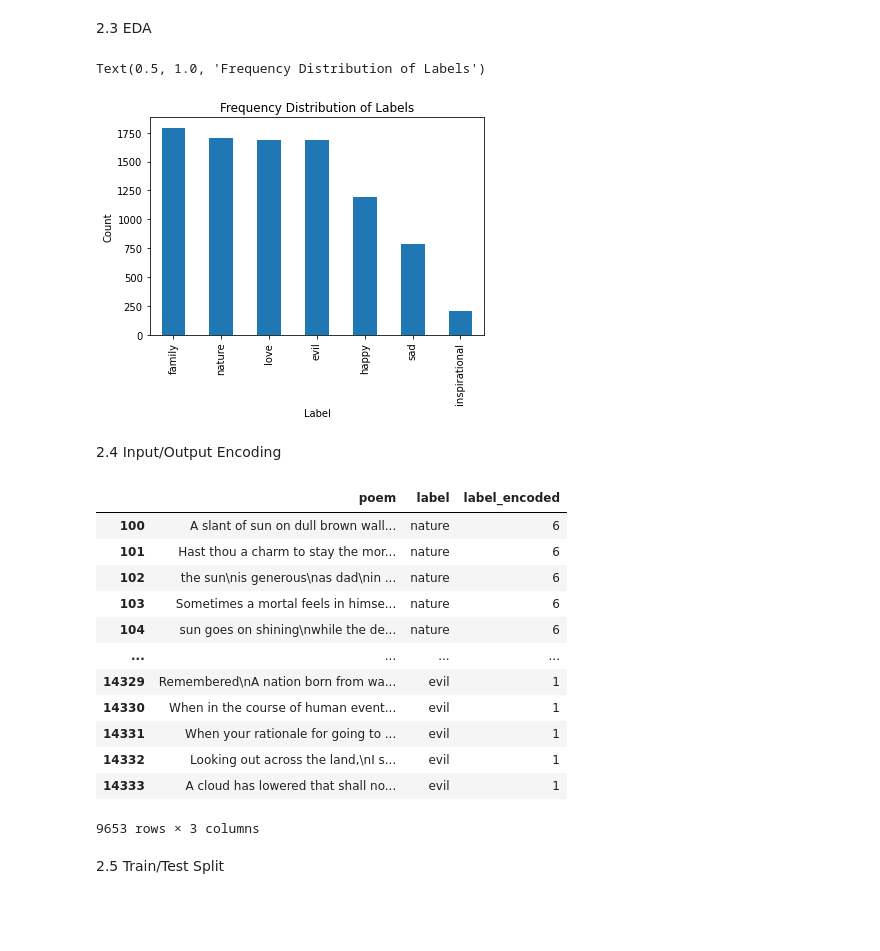
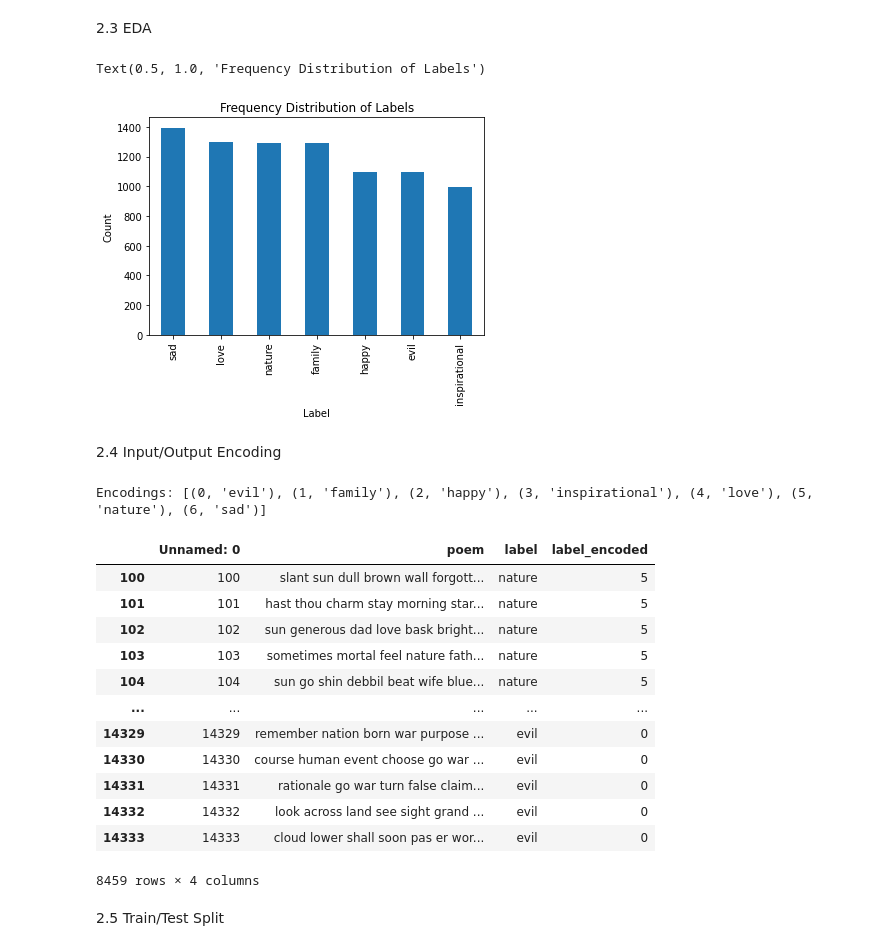
Before and after one commit to Thikkar/PoetryMood, a Jupyter notebook: MusicGenerator.ipynb, the cells around one changed output. Saved outputs shown, nothing was run; the diff lists cells and outputs as text; code cells hidden in the pictures; blank space fills up the shorter version.

```diff
--- a/MusicGenerator.ipynb
+++ b/MusicGenerator.ipynb
@@ -148,14 +179,14 @@ categories_dictionary = {
   "beautiful": "love",
   "beauty": "love",
   "believe": "inspirational",
-  "birth": "family",
+  "birth": "happy",
   "brother": "family",
   "butterfly": "animal",
   "car": "object",
   "carpe diem": "inspirational",
   "change": "unknown",
   "chicago": "location",
-  "childhood": "family",
+  "childhood": "unknown",
   "children": "family",
   "christmas": "happy",
   "cinderella": "unknown",
@@ -224,7 +255,7 @@ categories_dictionary = {
   "murder": "evil",
   "music": "unknown",
   "nature": "nature",
-  "night": "nature",
+  "night": "unknown",
   "ocean": "nature",
   "paris": "location",
   "passion": "love",
@@ -277,7 +308,7 @@ categories_dictionary = {
   "unknown": "unknown",
   "war": "evil",
   "warning": "evil",
-  "water": "nature",
+  "water": "object",
   "weather": "nature",
   "wedding": "love",
   "winter": "nature",
@@ -326,36 +357,38 @@ plt.ylabel("Count")
 plt.title("Frequency Distribution of Labels")
 # %% [output]
 Text(0.5, 1.0, 'Frequency Distribution of Labels')
-[figure, old version]
+[figure, new version]
 # %% [markdown]
 2.4 Input/Output Encoding
 # %%
 # Label Encoder - [1 sec]
 enc = LabelEncoder()
 poems_classifier_df["label_encoded"] = enc.fit_transform( poems_classifier_df["label"] )
 
+print(f"Encodings: {list(zip(range(0,7), enc.classes_))}\n")
+
 # TF-IDF - [2 sec]
 X, y = poems_classifier_df["poem"].values.astype("U"), poems_classifier_df["label_encoded"].values
 
-vectorizer = TfidfVectorizer(max_features=5000)
+vectorizer = TfidfVectorizer(max_features=1500)
 X_vectorized = vectorizer.fit_transform(X).toarray()
 
-
 poems_classifier_df
 # %% [output]
+Encodings: [(0, 'evil'), (1, 'family'), (2, 'happy'), (3, 'inspirational'), (4, 'love'), (5, 'nature'), (6, 'sad')]
-|  | poem | label | label_encoded |
-| 100 | A slant of sun on dull brown wall... | nature | 6 |
-| 101 | Hast thou a charm to stay the mor... | nature | 6 |
-| 102 | the sun\nis generous\nas dad\nin ... | nature | 6 |
-| 103 | Sometimes a mortal feels in himse... | nature | 6 |
-| 104 | sun goes on shining\nwhile the de... | nature | 6 |
-| ... | ... | ... | ... |
-| 14329 | Remembered\nA nation born from wa... | evil | 1 |
-| 14330 | When in the course of human event... | evil | 1 |
-| 14331 | When your rationale for going to ... | evil | 1 |
-| 14332 | Looking out across the land,\nI s... | evil | 1 |
-| 14333 | A cloud has lowered that shall no... | evil | 1 |
+|  | Unnamed: 0 | poem | label | label_encoded |
+| 100 | 100 | slant sun dull brown wall forgott... | nature | 5 |
+| 101 | 101 | hast thou charm stay morning star... | nature | 5 |
+| 102 | 102 | sun generous dad love bask bright... | nature | 5 |
+| 103 | 103 | sometimes mortal feel nature fath... | nature | 5 |
+| 104 | 104 | sun go shin debbil beat wife blue... | nature | 5 |
+| ... | ... | ... | ... | ... |
+| 14329 | 14329 | remember nation born war purpose ... | evil | 0 |
+| 14330 | 14330 | course human event choose go war ... | evil | 0 |
+| 14331 | 14331 | rationale go war turn false claim... | evil | 0 |
+| 14332 | 14332 | look across land see sight grand ... | evil | 0 |
+| 14333 | 14333 | cloud lower shall soon pas er wor... | evil | 0 |
-9653 rows × 3 columns
+8459 rows × 4 columns
 # %% [markdown]
 2.5 Train/Test Split
 # %%
```
Also changed, not shown: parts of 13 cells of this notebook.
